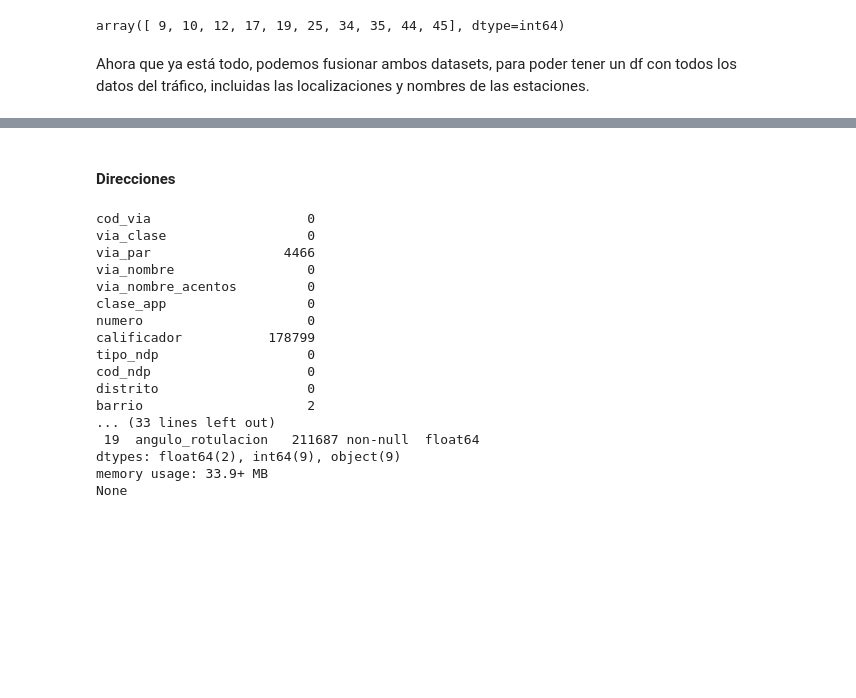
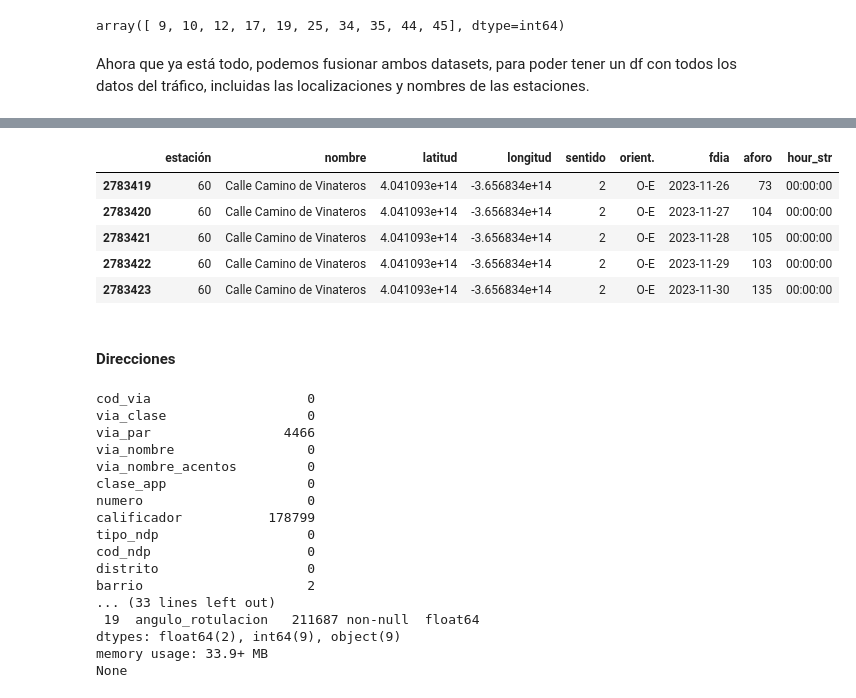
Before and after one commit to paula-gomezlucas/POD, a Jupyter notebook: POD1_Limpieza.ipynb, the cells around one changed output, grey strips where cells are left out. Saved outputs shown, nothing was run; the diff lists cells and outputs as text; code cells hidden in the pictures; blank space fills up the shorter version.

```diff
--- a/POD1_Limpieza.ipynb
+++ b/POD1_Limpieza.ipynb
@@ -1088,0 +1168,9 @@ del df
+# %%
+df_melted.tail()
+# %% [output]
+|  | estación | nombre | latitud | longitud | sentido | orient. | fdia | aforo | hour_str |
+| 2783419 | 60 | Calle Camino de Vinateros | 4.041093e+14 | -3.656834e+14 | 2 | O-E | 2023-11-26 | 73 | 00:00:00 |
+| 2783420 | 60 | Calle Camino de Vinateros | 4.041093e+14 | -3.656834e+14 | 2 | O-E | 2023-11-27 | 104 | 00:00:00 |
+| 2783421 | 60 | Calle Camino de Vinateros | 4.041093e+14 | -3.656834e+14 | 2 | O-E | 2023-11-28 | 105 | 00:00:00 |
+| 2783422 | 60 | Calle Camino de Vinateros | 4.041093e+14 | -3.656834e+14 | 2 | O-E | 2023-11-29 | 103 | 00:00:00 |
+| 2783423 | 60 | Calle Camino de Vinateros | 4.041093e+14 | -3.656834e+14 | 2 | O-E | 2023-11-30 | 135 | 00:00:00 |
```
Also changed, not shown: parts of 19 cells of this notebook.
